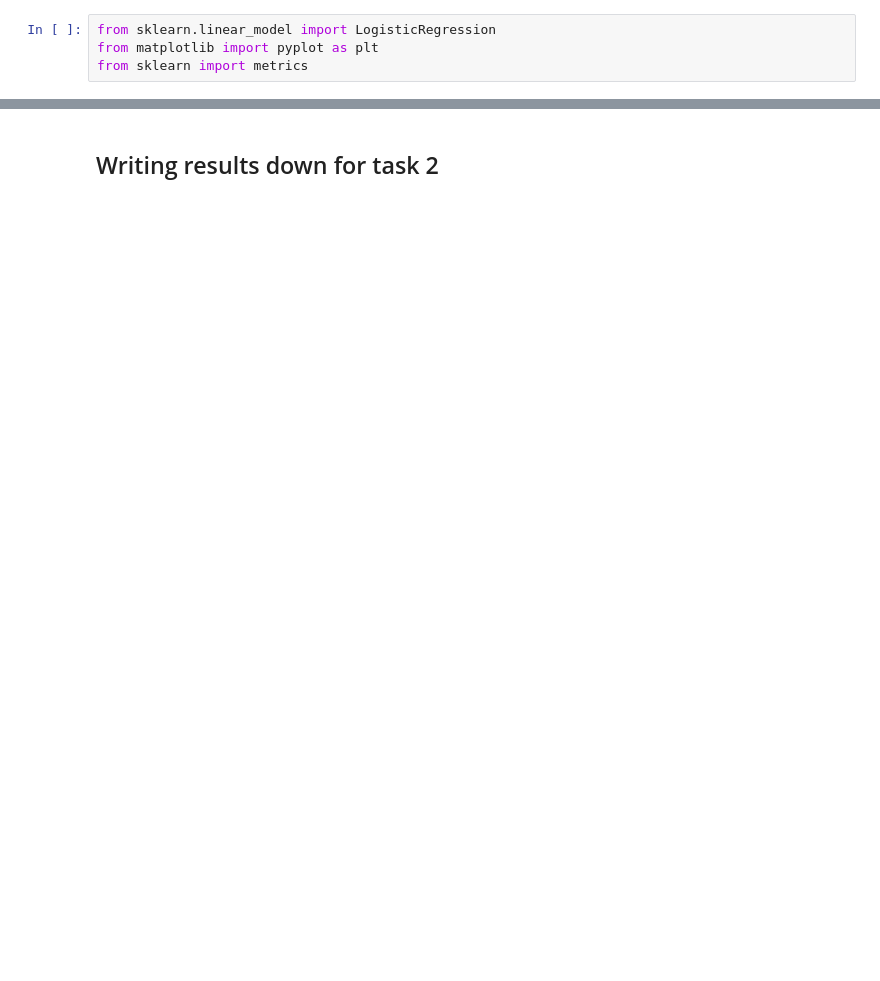
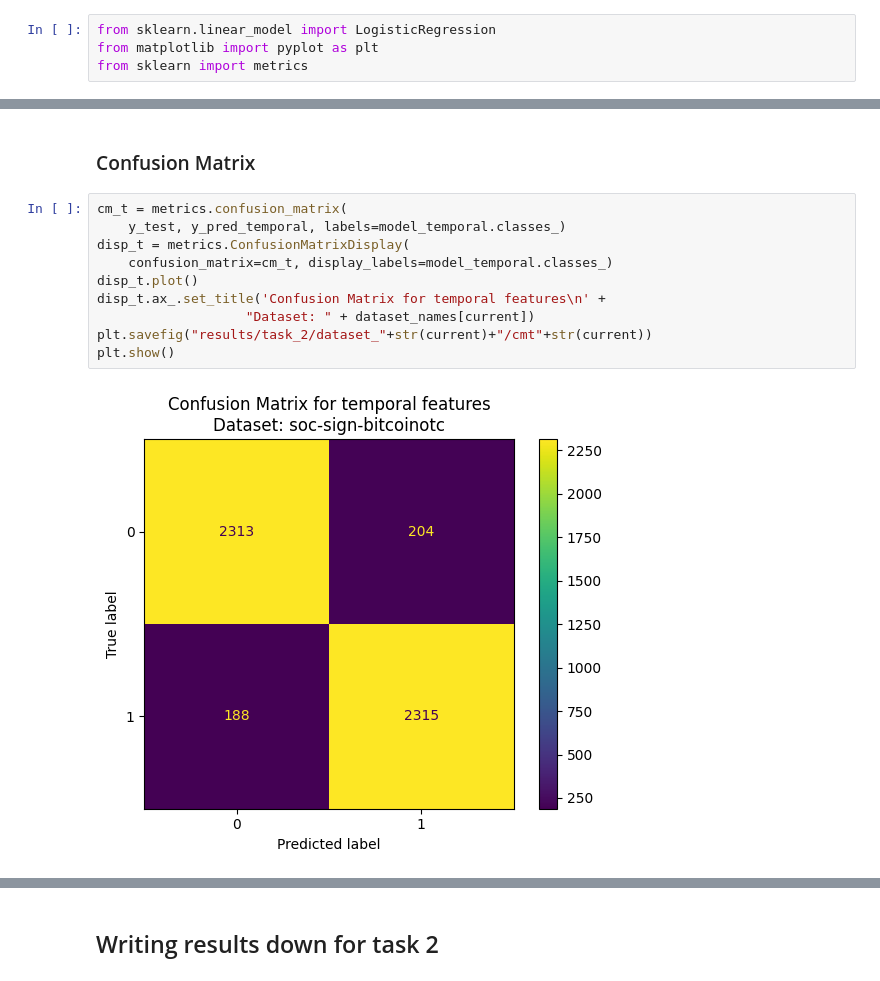
Before and after one commit to answerIII/GraphTheory2022-2023, a Jupyter notebook: main.ipynb, the cells around one changed output, grey strips where cells are left out. Cells and saved outputs as stored; diff of their text form; blank space fills up the shorter version.

```diff
--- a/main.ipynb
+++ b/main.ipynb
@@ -581,0 +678,14 @@ print(metrics.accuracy_score(y_test, y_pred_static))
+# %% [markdown]
+### Confusion Matrix
+# %%
+cm_t = metrics.confusion_matrix(
+    y_test, y_pred_temporal, labels=model_temporal.classes_)
+disp_t = metrics.ConfusionMatrixDisplay(
+    confusion_matrix=cm_t, display_labels=model_temporal.classes_)
+disp_t.plot()
+disp_t.ax_.set_title('Confusion Matrix for temporal features\n' +
+                   "Dataset: " + dataset_names[current])
+plt.savefig("results/task_2/dataset_"+str(current)+"/cmt"+str(current))
+plt.show()
+# %% [output]
+[figure, added]
```
Also changed, not shown: parts of 54 cells of this notebook, 26 other files.
